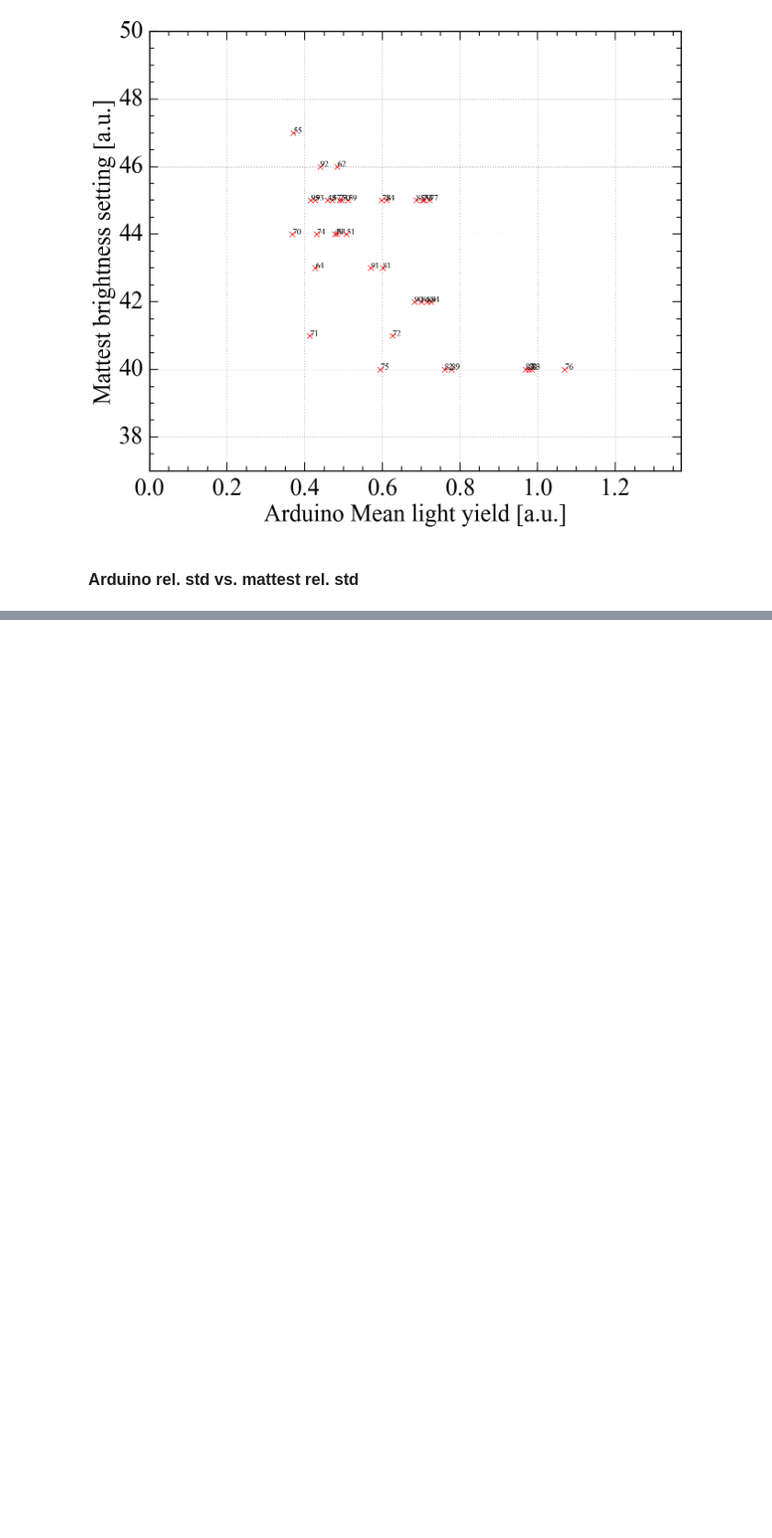
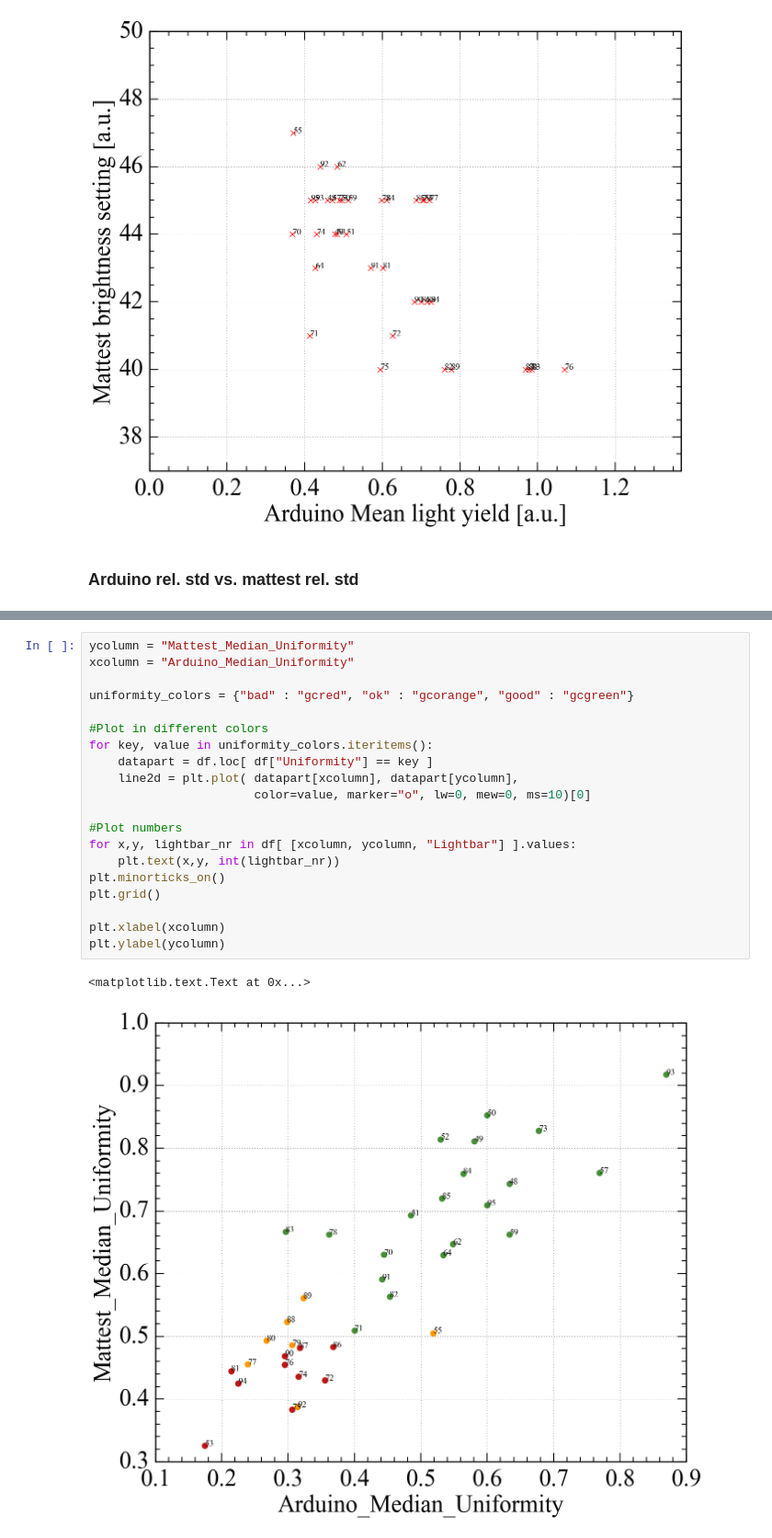
Before and after one commit to Burney222/QA_Lightbar, a Jupyter notebook: Plot_Lightbars.ipynb, the cells around one changed output, grey strips where cells are left out. Shown: that part at 92% size. Cells and saved outputs as stored; diff of their text form; blank space fills up the shorter version.

```diff
--- a/Plot_Lightbars.ipynb
+++ b/Plot_Lightbars.ipynb
@@ -118,0 +237,23 @@ plt.ylabel("Mattest relative std.")
+# %%
+ycolumn = "Mattest_Median_Uniformity"
+xcolumn = "Arduino_Median_Uniformity"
+
+uniformity_colors = {"bad" : "gcred", "ok" : "gcorange", "good" : "gcgreen"}
+
+#Plot in different colors
+for key, value in uniformity_colors.iteritems():
+    datapart = df.loc[ df["Uniformity"] == key ]
+    line2d = plt.plot( datapart[xcolumn], datapart[ycolumn],
+                       color=value, marker="o", lw=0, mew=0, ms=10)[0]
+
+#Plot numbers
+for x,y, lightbar_nr in df[ [xcolumn, ycolumn, "Lightbar"] ].values:
+    plt.text(x,y, int(lightbar_nr))
+plt.minorticks_on()
+plt.grid()
+
+plt.xlabel(xcolumn)
+plt.ylabel(ycolumn)
+# %% [output]
+<matplotlib.text.Text at 0x...>
+[figure, added]
```
Also changed, not shown: parts of 17 cells of this notebook.
